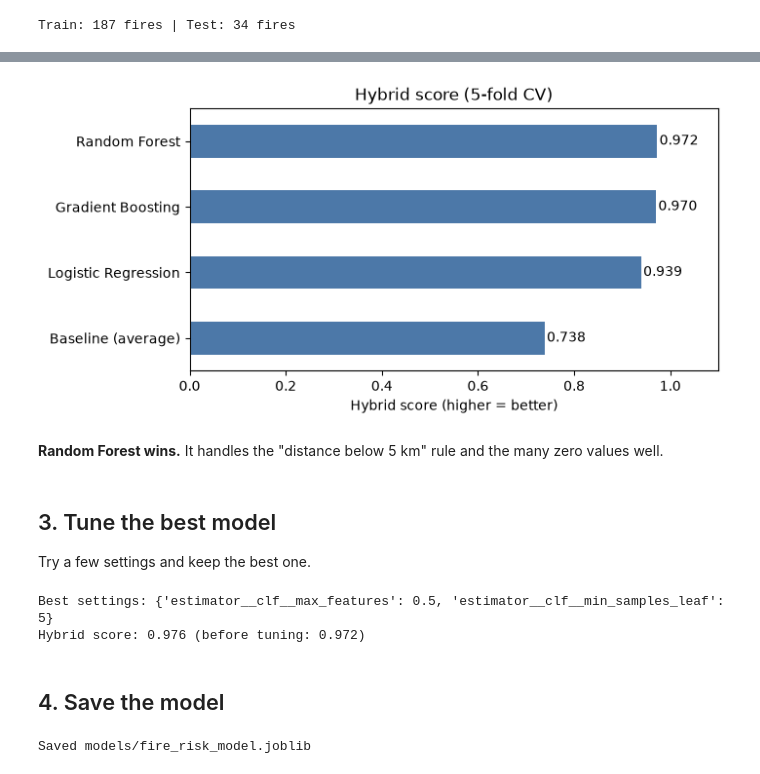
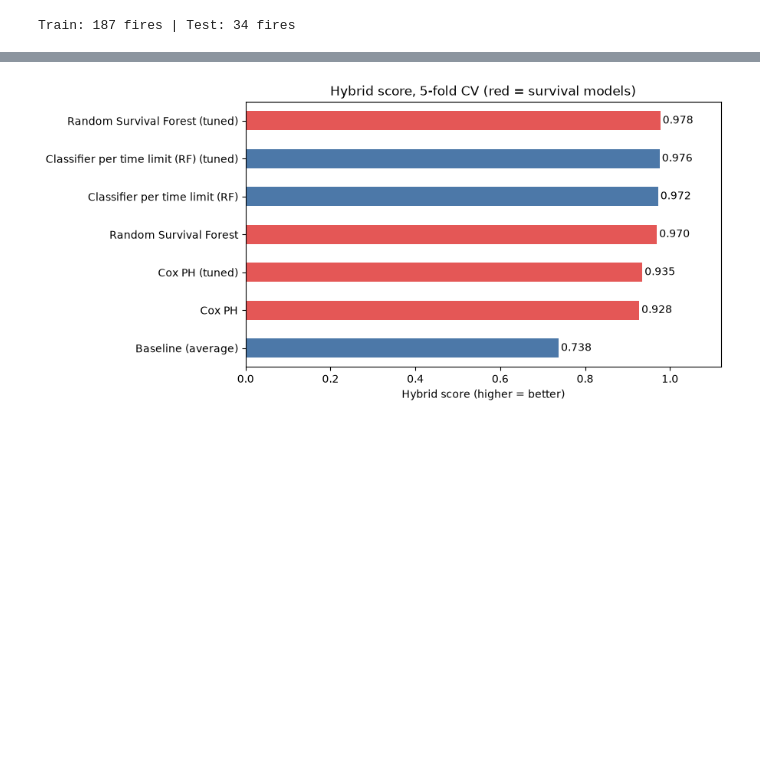
Before and after one commit to Re7absu/wildfire-evacuation-risk, a Jupyter notebook: notebooks/02_training.ipynb, the cells around one changed output, grey strips where cells are left out. Cells and saved outputs as stored; diff of their text form; code cells hidden in the pictures; blank space fills up the shorter version.

```diff
--- a/notebooks/02_training.ipynb
+++ b/notebooks/02_training.ipynb
@@ -61,0 +98,16 @@ We train one model per time limit (12/24/48/72 h) and score it with 5-fold cross
+# %%
+# Settings to try for each model
+grids = {
+    "Cox PH": {"estimator__clf__alpha": [0.01, 0.1, 1, 10, 100]},
+    "Random Survival Forest": {"estimator__clf__min_samples_leaf": [3, 5, 10, 15], "estimator__clf__max_features": ["sqrt", 0.5, None]},
+    "Classifier per time limit (RF)": {"estimator__clf__min_samples_leaf": [1, 3, 5, 10], "estimator__clf__max_features": ["sqrt", 0.5]},
+}
+# Run the search for each model and record the best score
+searches = {}
+for name, grid in grids.items():
+    searches[name] = GridSearchCV(models[name], grid, cv=folds, scoring=SCORING, refit="hybrid", n_jobs=-1).fit(X, y)
+    best = pd.DataFrame(searches[name].cv_results_).loc[searches[name].best_index_]
+    results.loc[name + " (tuned)"] = ["survival" if name in SURVIVAL else "classification",
+                                      best["mean_test_hybrid"], best["mean_test_c_index"], -best["mean_test_neg_brier"]]
+    print(f"{name}: best settings {searches[name].best_params_}")
+results.sort_values("hybrid", ascending=False).round(4)
@@ -62,48 +127,9 @@ We train one model per time limit (12/24/48/72 h) and score it with 5-fold cross
 # %%
-# The four models to compare (the baseline just predicts the average)
-models = {
-    "Baseline (average)": DummyClassifier(strategy="prior"),
-    "Logistic Regression": LogisticRegression(max_iter=5000),
-    "Gradient Boosting": GradientBoostingClassifier(random_state=42),
-    "Random Forest": RandomForestClassifier(n_estimators=300, random_state=42),
-}
-# Score each model with 5-fold cross-validation
-results = {}
-for name, clf in models.items():
-    scores = cross_val_score(MultiHorizonModel(make_pipeline(clf)), X, y, cv=folds, scoring=hybrid_scorer, n_jobs=-1)
-    results[name] = scores.mean()
-
-# Bar chart of the scores, saved as a PNG
-results = pd.Series(results).sort_values()
-results.plot.barh(color="#4C78A8", figsize=(7, 3.5))
-for i, v in enumerate(results): plt.text(v + 0.005, i, f"{v:.3f}", va="center")
-plt.xlim(0, 1.1); plt.title("Hybrid score (5-fold CV)"); plt.xlabel("Hybrid score (higher = better)")
+# Bar chart of every model's Hybrid score (red = survival models)
+plot = results.sort_values("hybrid")
+plot["hybrid"].plot.barh(color=["#E45756" if t == "survival" else "#4C78A8" for t in plot["type"]], figsize=(8, 4.5))
+for i, v in enumerate(plot["hybrid"]): plt.text(v + 0.005, i, f"{v:.3f}", va="center")
+plt.xlim(0, 1.12); plt.title("Hybrid score, 5-fold CV (red = survival models)"); plt.xlabel("Hybrid score (higher = better)"); plt.ylabel("")
 plt.savefig(FIG_DIR / "02_model_comparison.png", bbox_inches="tight"); plt.show()
 # %% [output]
-[figure, old version]
+[figure, new version]
-# %% [markdown]
-**Random Forest wins.** It handles the "distance below 5 km" rule and the many zero values well.
-# %% [markdown]
-## 3. Tune the best model
-Try a few settings and keep the best one.
-# %%
-# Try a few Random Forest settings and keep the one with the best Hybrid score
-grid = {"estimator__clf__min_samples_leaf": [1, 3, 5, 10], "estimator__clf__max_features": ["sqrt", 0.5]}
-search = GridSearchCV(MultiHorizonModel(make_pipeline(RandomForestClassifier(n_estimators=300, random_state=42))),
-                      grid, cv=folds, scoring=hybrid_scorer, n_jobs=-1).fit(X, y)
-# Show the winning settings and the gain from tuning
-print("Best settings:", search.best_params_)
-print("Hybrid score: %.3f (before tuning: %.3f)" % (search.best_score_, results["Random Forest"]))
-# %% [output]
-Best settings: {'estimator__clf__max_features': 0.5, 'estimator__clf__min_samples_leaf': 5}
-Hybrid score: 0.976 (before tuning: 0.972)
-# %% [markdown]
-## 4. Save the model
-# %%
-# Save the tuned model with its feature list and CV score
-(ROOT / "models").mkdir(exist_ok=True)
-joblib.dump({"model": search.best_estimator_, "features": FEATURES, "cv_hybrid": search.best_score_},
-            ROOT / "models" / "fire_risk_model.joblib")
-print("Saved models/fire_risk_model.joblib")
-# %% [output]
-Saved models/fire_risk_model.joblib
```
Also changed, not shown: parts of 11 cells of this notebook, 33 other files.
